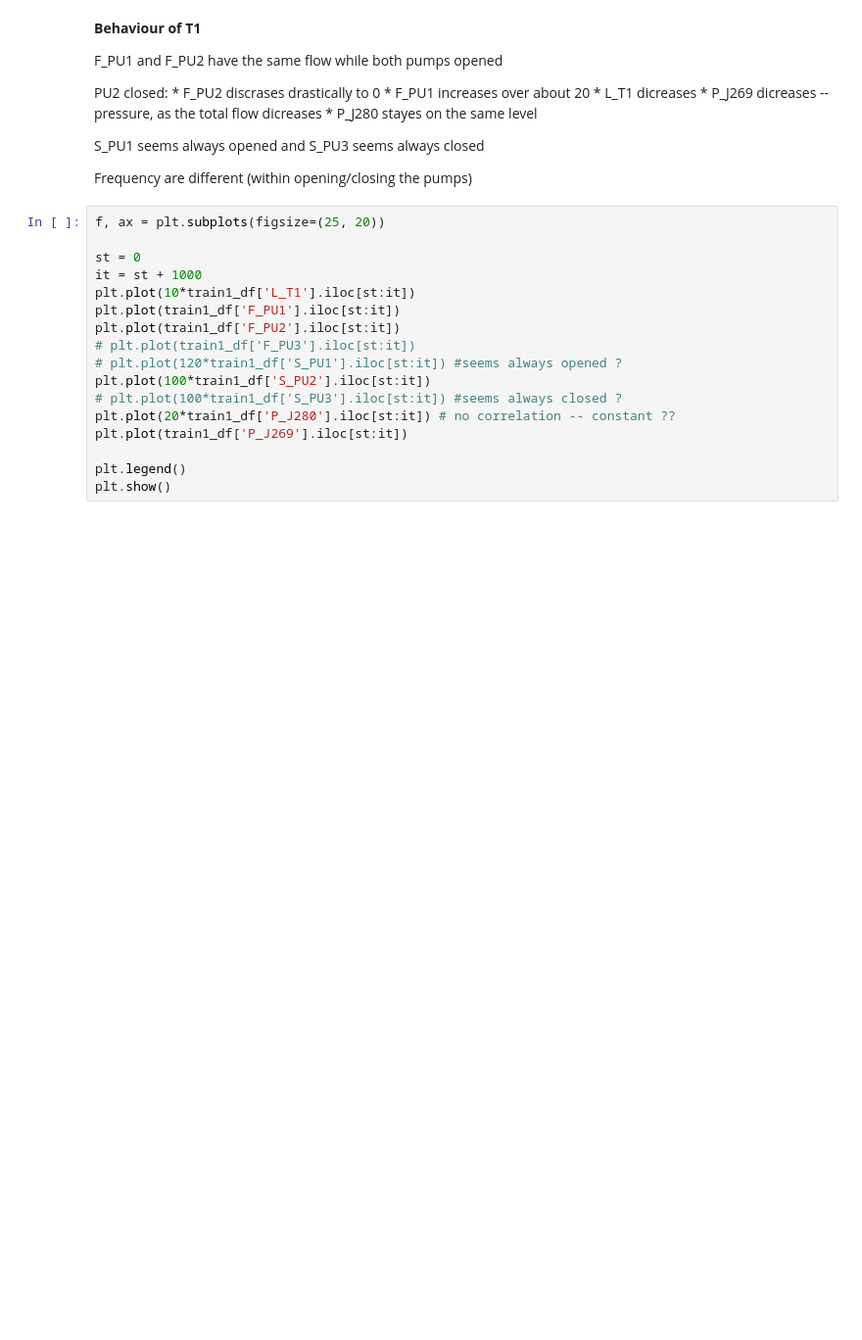
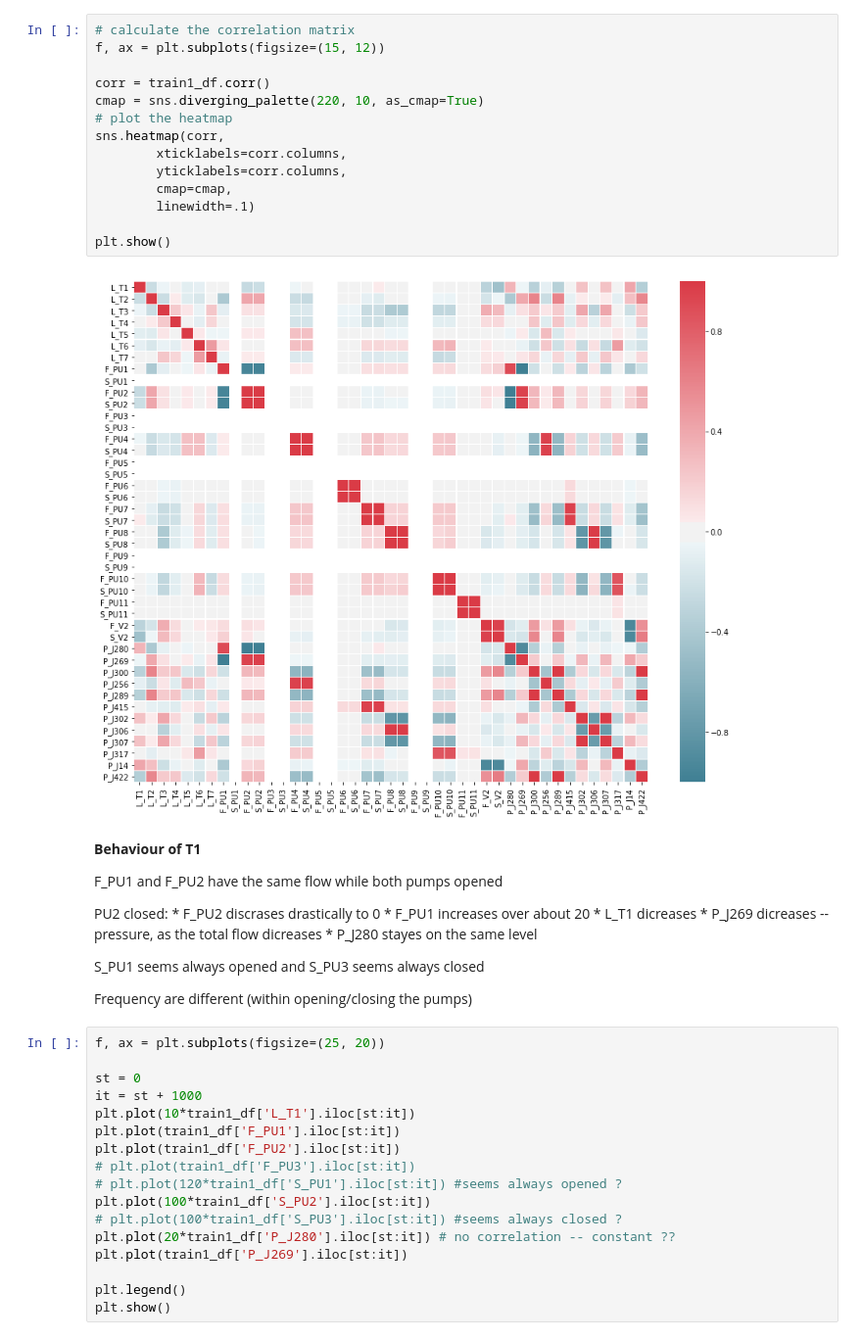
Before and after one commit to marius-pop0/CybeDataAnlaytics, a Jupyter notebook: assignment2/batadal.ipynb, the cells around one changed output. Shown: that part at 98% size. Saved outputs shown, nothing was run; the diff lists cells and outputs as text; blank space fills up the shorter version.

```diff
--- a/assignment2/batadal.ipynb
+++ b/assignment2/batadal.ipynb
@@ -9,3 +24,19 @@ test_df = pd.read_csv('BATADAL_test_dataset.csv', index_col=0)
+# %%
+# calculate the correlation matrix
+f, ax = plt.subplots(figsize=(15, 12))
+
+corr = train1_df.corr()
+cmap = sns.diverging_palette(220, 10, as_cmap=True)
+# plot the heatmap
+sns.heatmap(corr,
+        xticklabels=corr.columns,
+        yticklabels=corr.columns,
+        cmap=cmap,
+        linewidth=.1)
+
+plt.show()
+# %% [output]
+[figure, added]
 # %% [markdown]
 **Behaviour of T1**
 
```
Also changed, not shown: parts of 3 cells of this notebook, 2 other files.
